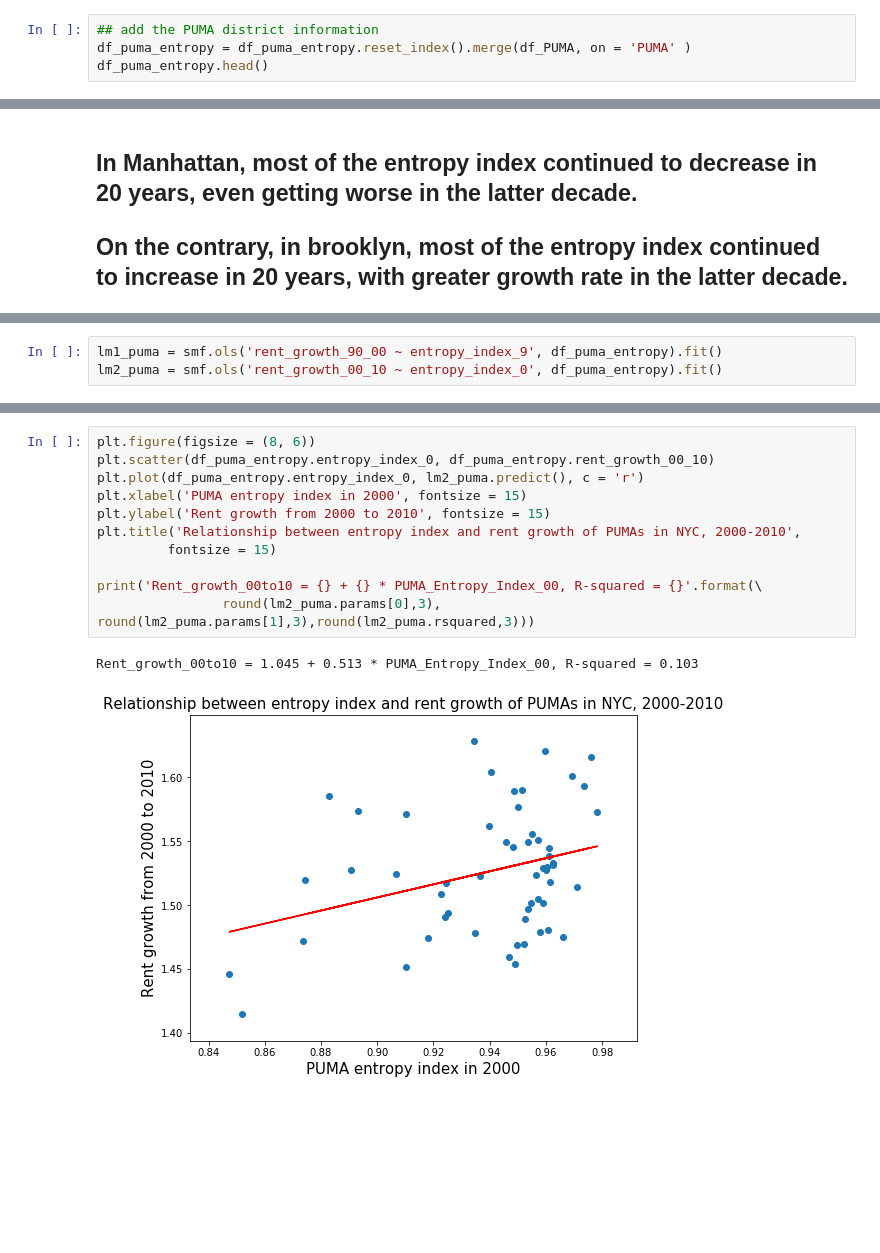
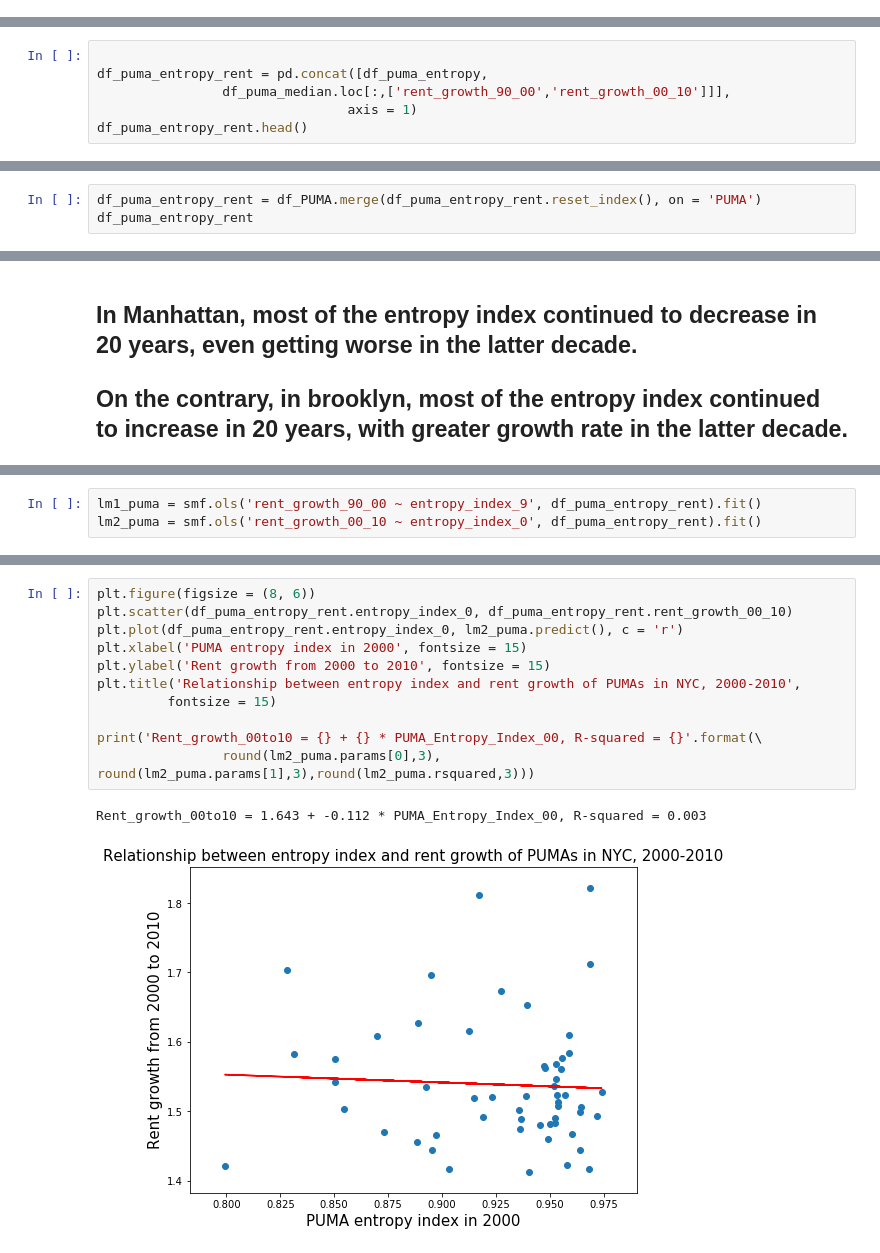
Before and after one commit to picniclin/NYC_yl5240, a Jupyter notebook: NYC_housing_and_income.ipynb, the cells around one changed output, grey strips where cells are left out. Drawn from its saved outputs; the diff is of its cells as text; blank space fills up the shorter version.

```diff
--- a/NYC_housing_and_income.ipynb
+++ b/NYC_housing_and_income.ipynb
@@ -732,4 +814,0 @@ df_puma_entropy.shape
-# %%
-## add the PUMA district information
-df_puma_entropy = df_puma_entropy.reset_index().merge(df_PUMA, on = 'PUMA' )
-df_puma_entropy.head()
@@ -742,0 +817,6 @@ df_puma_entropy.head()
+# %%
+
+df_puma_entropy_rent = pd.concat([df_puma_entropy,
+                df_puma_median.loc[:,['rent_growth_90_00','rent_growth_00_10']]],
+                                axis = 1)
+df_puma_entropy_rent.head()
@@ -742,0 +833,3 @@ df_puma_entropy.head()
+# %%
+df_puma_entropy_rent = df_PUMA.merge(df_puma_entropy_rent.reset_index(), on = 'PUMA')
+df_puma_entropy_rent
@@ -803,6 +942,6 @@ plt.show()
 # %%
-lm1_puma = smf.ols('rent_growth_90_00 ~ entropy_index_9', df_puma_entropy).fit()
-lm2_puma = smf.ols('rent_growth_00_10 ~ entropy_index_0', df_puma_entropy).fit()
+lm1_puma = smf.ols('rent_growth_90_00 ~ entropy_index_9', df_puma_entropy_rent).fit()
+lm2_puma = smf.ols('rent_growth_00_10 ~ entropy_index_0', df_puma_entropy_rent).fit()
 # %%
 lm1_puma.summary()
 # %% [output]
@@ -860,14 +999,14 @@ Rent_growth_90to00 = 0.969 + 0.464 * PUMA_Entropy_Index_90, R-squared = 0.011
 # %%
 plt.figure(figsize = (8, 6))
-plt.scatter(df_puma_entropy.entropy_index_0, df_puma_entropy.rent_growth_00_10)
-plt.plot(df_puma_entropy.entropy_index_0, lm2_puma.predict(), c = 'r')
+plt.scatter(df_puma_entropy_rent.entropy_index_0, df_puma_entropy_rent.rent_growth_00_10)
+plt.plot(df_puma_entropy_rent.entropy_index_0, lm2_puma.predict(), c = 'r')
 plt.xlabel('PUMA entropy index in 2000', fontsize = 15)
 plt.ylabel('Rent growth from 2000 to 2010', fontsize = 15)
 plt.title('Relationship between entropy index and rent growth of PUMAs in NYC, 2000-2010',
          fontsize = 15)
 
 print('Rent_growth_00to10 = {} + {} * PUMA_Entropy_Index_00, R-squared = {}'.format(\
                 round(lm2_puma.params[0],3), round(lm2_puma.params[1],3),round(lm2_puma.rsquared,3)))
 # %% [output]
-Rent_growth_00to10 = 1.045 + 0.513 * PUMA_Entropy_Index_00, R-squared = 0.103
+Rent_growth_00to10 = 1.643 + -0.112 * PUMA_Entropy_Index_00, R-squared = 0.003
-[figure, old version]
+[figure, new version]
```
Also changed, not shown: parts of 93 cells of this notebook.
